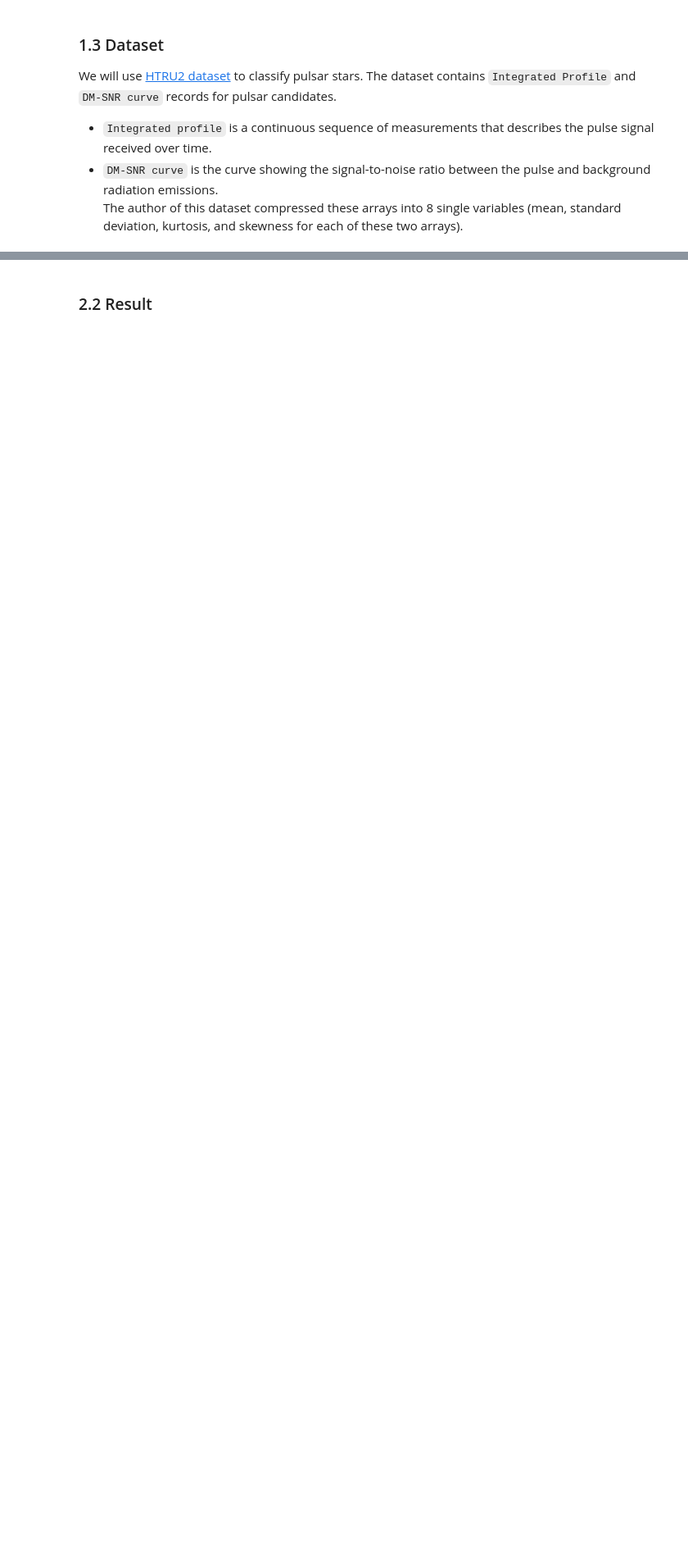
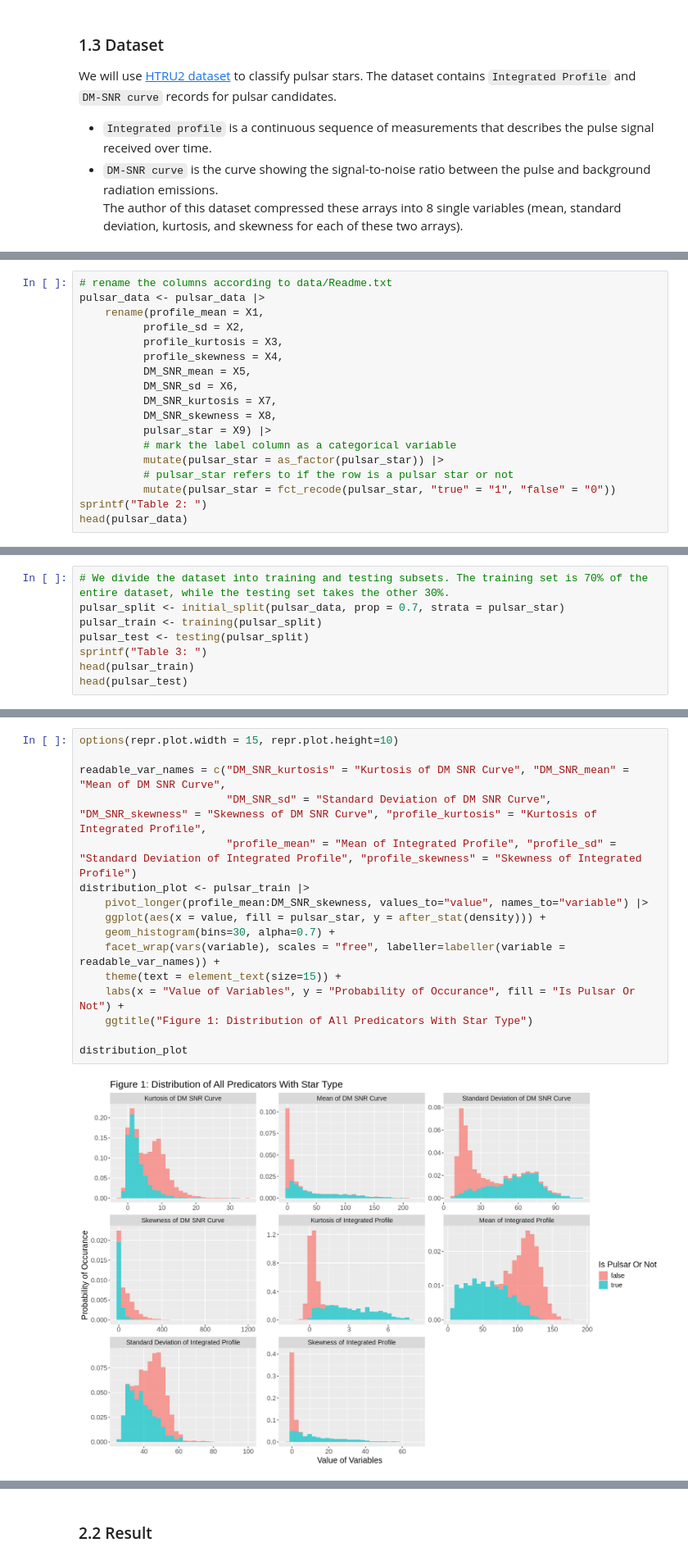
Before and after one commit to Lmh-java/dsci-100-2023w2-group-034, a Jupyter notebook: group_report.ipynb, the cells around one changed output, grey strips where cells are left out. Shown at 82% size. Drawn from its saved outputs; the diff is of its cells as text; blank space fills up the shorter version.

Commit message:
Draft training process

```diff
--- a/group_report.ipynb
+++ b/group_report.ipynb
@@ -28,0 +85,18 @@ The author of this dataset compressed these arrays into 8 single variables (mean
+# %%
+# rename the columns according to data/Readme.txt
+pulsar_data <- pulsar_data |>
+    rename(profile_mean = X1,
+          profile_sd = X2,
+          profile_kurtosis = X3,
+          profile_skewness = X4,
+          DM_SNR_mean = X5,
+          DM_SNR_sd = X6,
+          DM_SNR_kurtosis = X7,
+          DM_SNR_skewness = X8,
+          pulsar_star = X9) |>
+          # mark the label column as a categorical variable
+          mutate(pulsar_star = as_factor(pulsar_star)) |>
+          # pulsar_star refers to if the row is a pulsar star or not
+          mutate(pulsar_star = fct_recode(pulsar_star, "true" = "1", "false" = "0"))
+sprintf("Table 2: ")
+head(pulsar_data)
@@ -28,0 +113,8 @@ The author of this dataset compressed these arrays into 8 single variables (mean
+# %%
+# We divide the dataset into training and testing subsets. The training set is 70% of the entire dataset, while the testing set takes the other 30%.
+pulsar_split <- initial_split(pulsar_data, prop = 0.7, strata = pulsar_star)
+pulsar_train <- training(pulsar_split)
+pulsar_test <- testing(pulsar_split)
+sprintf("Table 3: ")
+head(pulsar_train)
+head(pulsar_test)
@@ -28,0 +205,18 @@ The author of this dataset compressed these arrays into 8 single variables (mean
+# %%
+options(repr.plot.width = 15, repr.plot.height=10)
+
+readable_var_names = c("DM_SNR_kurtosis" = "Kurtosis of DM SNR Curve", "DM_SNR_mean" = "Mean of DM SNR Curve",
+                       "DM_SNR_sd" = "Standard Deviation of DM SNR Curve", "DM_SNR_skewness" = "Skewness of DM SNR Curve", "profile_kurtosis" = "Kurtosis of Integrated Profile",
+                       "profile_mean" = "Mean of Integrated Profile", "profile_sd" = "Standard Deviation of Integrated Profile", "profile_skewness" = "Skewness of Integrated Profile")
+distribution_plot <- pulsar_train |>
+    pivot_longer(profile_mean:DM_SNR_skewness, values_to="value", names_to="variable") |>
+    ggplot(aes(x = value, fill = pulsar_star, y = after_stat(density))) +
+    geom_histogram(bins=30, alpha=0.7) +
+    facet_wrap(vars(variable), scales = "free", labeller=labeller(variable = readable_var_names)) +
+    theme(text = element_text(size=15)) +
+    labs(x = "Value of Variables", y = "Probability of Occurance", fill = "Is Pulsar Or Not") +
+    ggtitle("Figure 1: Distribution of All Predicators With Star Type")
+
+distribution_plot
+# %% [output]
+[figure, added]
```
Also changed, not shown: parts of 32 cells of this notebook.
